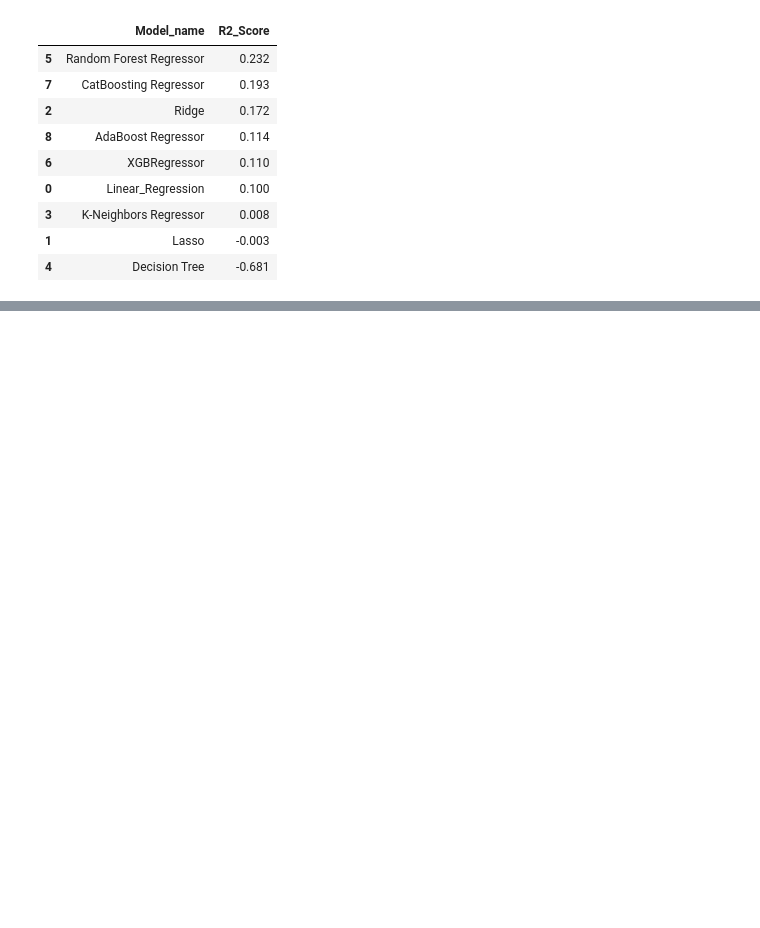
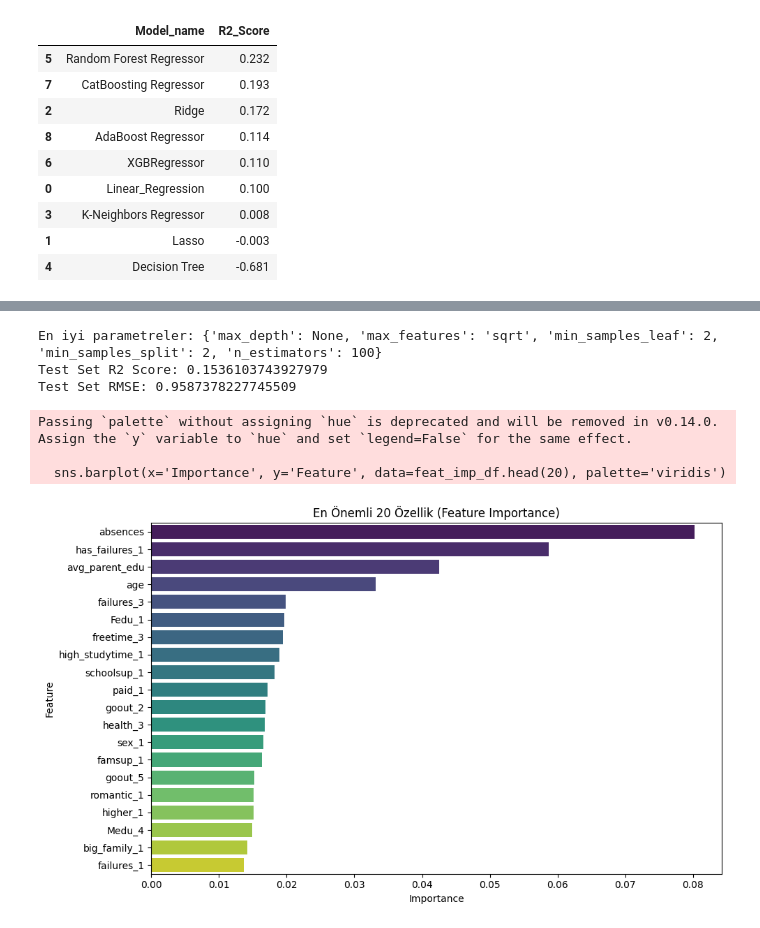
Before and after one commit to Kubilayalici/end_to_end_mlproject, a Jupyter notebook: notebook/model_training.ipynb, the cells around one changed output, grey strips where cells are left out. Saved outputs shown, nothing was run; the diff lists cells and outputs as text; code cells hidden in the pictures; blank space fills up the shorter version.

Commit message:
EDA and model training

```diff
--- a/notebook/model_training.ipynb
+++ b/notebook/model_training.ipynb
@@ -190,0 +200,13 @@ pd.DataFrame(list(zip(model_list, r2_list)), columns=["Model_name", "R2_Score"])
+# %%
+rf = RandomForestRegressor(random_state=42)
+
+grid_search = GridSearchCV(
+    estimator=rf,
+    param_grid=param_grid,
+    cv=5,
+    scoring='r2',
+    n_jobs=-1,
+    verbose=1
+)
+
+grid_search.fit(X_train, y_train)
@@ -190,0 +222,35 @@ pd.DataFrame(list(zip(model_list, r2_list)), columns=["Model_name", "R2_Score"])
+# %%
+print("En iyi parametreler:", grid_search.best_params_)
+best_rf = grid_search.best_estimator_
+
+y_pred = best_rf.predict(X_test)
+r2 = r2_score(y_test, y_pred)
+rmse = np.sqrt(mean_squared_error(y_test, y_pred))
+
+print("Test Set R2 Score:", r2)
+print("Test Set RMSE:", rmse)
+# %% [output]
+En iyi parametreler: {'max_depth': None, 'max_features': 'sqrt', 'min_samples_leaf': 2, 'min_samples_split': 2, 'n_estimators': 100}
+Test Set R2 Score: 0.1536103743927979
+Test Set RMSE: 0.9587378227745509
+# %%
+importances = best_rf.feature_importances_
+feature_names = X_train.columns  # veya X.columns
+
+# DataFrame olarak düzenle
+feat_imp_df = pd.DataFrame({'Feature': feature_names, 'Importance': importances})
+
+# Önem sırasına göre sırala
+feat_imp_df = feat_imp_df.sort_values(by='Importance', ascending=False)
+
+# İlk 20'yi görselleştir
+plt.figure(figsize=(10, 6))
+sns.barplot(x='Importance', y='Feature', data=feat_imp_df.head(20), palette='viridis')
+plt.title('En Önemli 20 Özellik (Feature Importance)')
+plt.tight_layout()
+plt.show()
+# %% [output]
+Passing `palette` without assigning `hue` is deprecated and will be removed in v0.14.0. Assign the `y` variable to `hue` and set `legend=False` for the same effect.
+
+  sns.barplot(x='Importance', y='Feature', data=feat_imp_df.head(20), palette='viridis')
+[figure, added]
```
Also changed, not shown: parts of 3 cells of this notebook, 4 other files.
